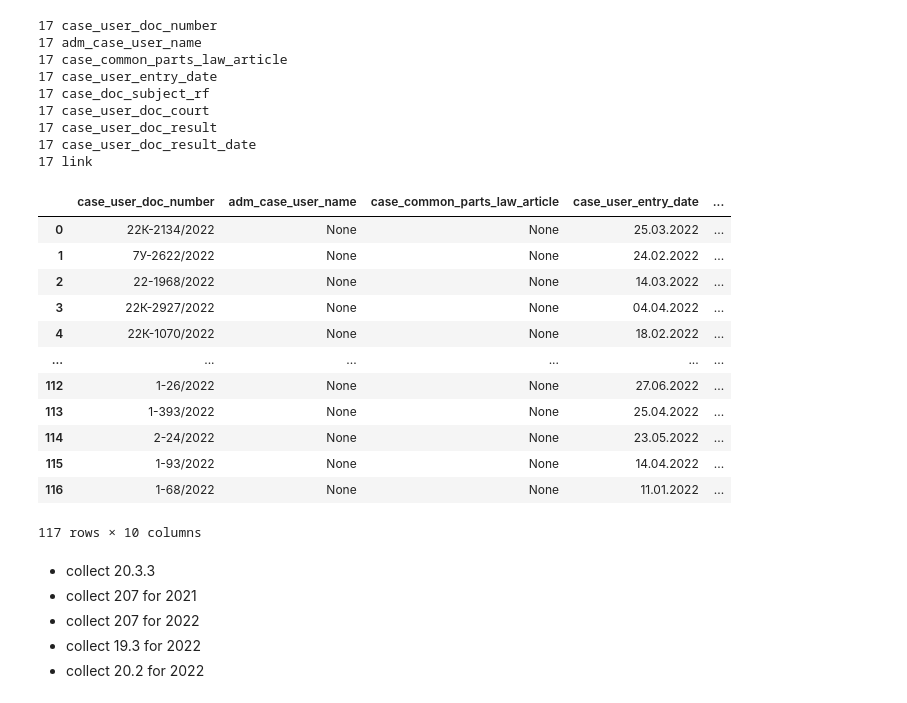
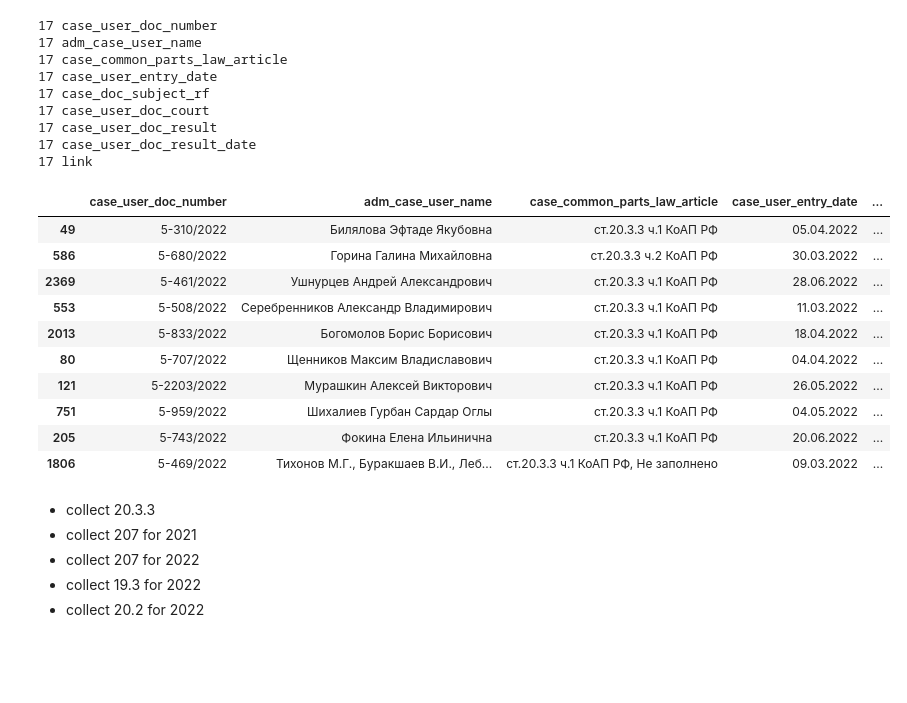
Before and after one commit to kkruglik/gas_pravosudie_scrape, a Jupyter notebook: new_scrape.ipynb, the cells around one changed output. Cells and saved outputs as stored; diff of their text form; code cells hidden in the pictures; blank space fills up the shorter version.

Commit message:
updated scraper, add more articles data

```diff
--- a/new_scrape.ipynb
+++ b/new_scrape.ipynb
@@ -233,8 +240,8 @@ for k, i in data_1.items():
 17 link
 # %%
 df = None
-for f in os.listdir('data/214_2022'):
-    path = 'data/214_2022/' + f
+for f in os.listdir('data/20_3_3_2022'):
+    path = 'data/20_3_3_2022/' + f
     with open(path, 'rb') as fp:
         data = pickle.load(fp)
 
@@ -256,19 +263,17 @@ df.to_csv('214_year_2022.csv')
 # %%
-df
+df.sample(10)
 # %% [output]
 |  | case_user_doc_number | adm_case_user_name | case_common_parts_law_article | case_user_entry_date | ... |
-| 0 | 22К-2134/2022 | None | None | 25.03.2022 | ... |
-| 1 | 7У-2622/2022 | None | None | 24.02.2022 | ... |
-| 2 | 22-1968/2022 | None | None | 14.03.2022 | ... |
-| 3 | 22К-2927/2022 | None | None | 04.04.2022 | ... |
-| 4 | 22К-1070/2022 | None | None | 18.02.2022 | ... |
-| ... | ... | ... | ... | ... | ... |
-| 112 | 1-26/2022 | None | None | 27.06.2022 | ... |
-| 113 | 1-393/2022 | None | None | 25.04.2022 | ... |
-| 114 | 2-24/2022 | None | None | 23.05.2022 | ... |
-| 115 | 1-93/2022 | None | None | 14.04.2022 | ... |
-| 116 | 1-68/2022 | None | None | 11.01.2022 | ... |
+| 49 | 5-310/2022 | Билялова Эфтаде Якубовна | ст.20.3.3 ч.1 КоАП РФ | 05.04.2022 | ... |
+| 586 | 5-680/2022 | Горина Галина Михайловна | ст.20.3.3 ч.2 КоАП РФ | 30.03.2022 | ... |
+| 2369 | 5-461/2022 | Ушнурцев Андрей Александрович | ст.20.3.3 ч.1 КоАП РФ | 28.06.2022 | ... |
+| 553 | 5-508/2022 | Серебренников Александр Владимирович | ст.20.3.3 ч.1 КоАП РФ | 11.03.2022 | ... |
+| 2013 | 5-833/2022 | Богомолов Борис Борисович | ст.20.3.3 ч.1 КоАП РФ | 18.04.2022 | ... |
+| 80 | 5-707/2022 | Щенников Максим Владиславович | ст.20.3.3 ч.1 КоАП РФ | 04.04.2022 | ... |
+| 121 | 5-2203/2022 | Мурашкин Алексей Викторович | ст.20.3.3 ч.1 КоАП РФ | 26.05.2022 | ... |
+| 751 | 5-959/2022 | Шихалиев Гурбан Сардар Оглы | ст.20.3.3 ч.1 КоАП РФ | 04.05.2022 | ... |
+| 205 | 5-743/2022 | Фокина Елена Ильинична | ст.20.3.3 ч.1 КоАП РФ | 20.06.2022 | ... |
+| 1806 | 5-469/2022 | Тихонов М.Г., Буракшаев В.И., Леб... | ст.20.3.3 ч.1 КоАП РФ, Не заполнено | 09.03.2022 | ... |
-117 rows × 10 columns
 # %% [markdown]
 - collect 20.3.3
 - collect 207 for 2021
```
Also changed, not shown: parts of 5 cells of this notebook, 14 other files.
